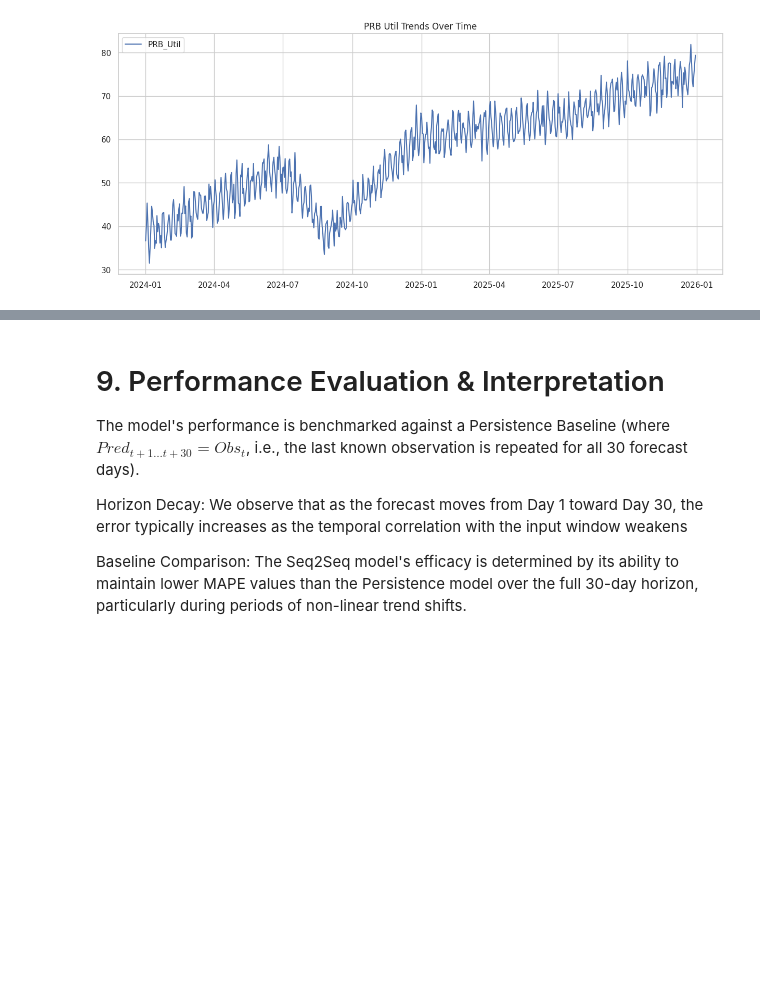
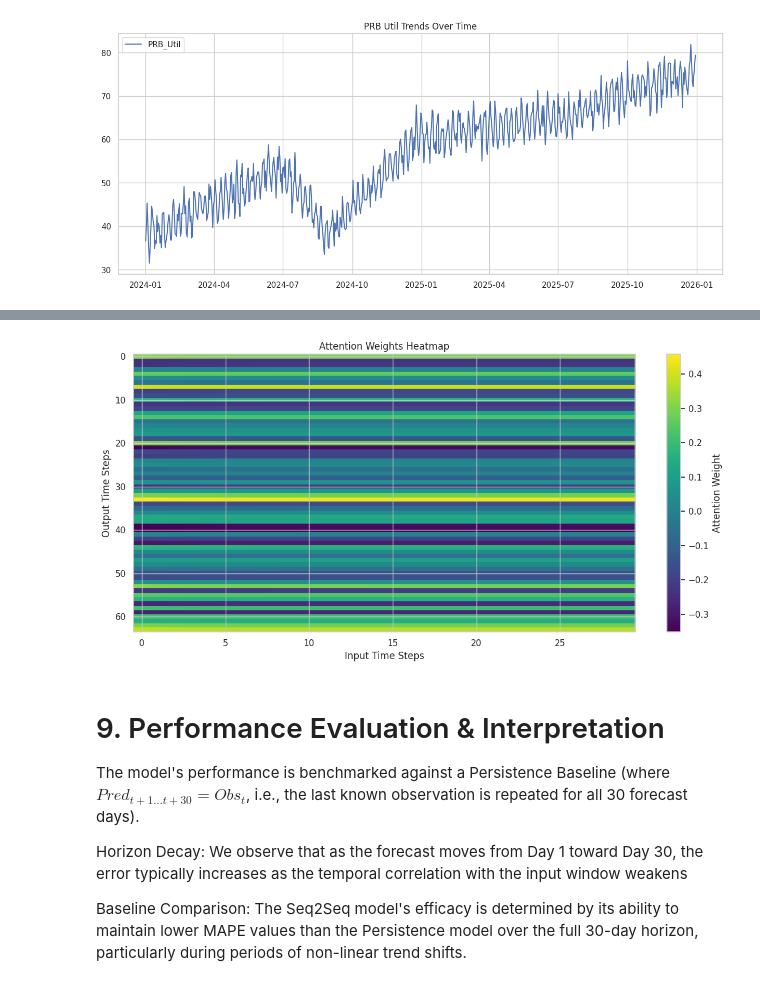
Before and after one commit to jaimerodmem/unie-mobilendo-lab3-network-kpis-predictor, a Jupyter notebook: src/Lab3.M1.C5 KPI Trend prediction.ipynb, the cells around one changed output, grey strips where cells are left out. Cells and saved outputs as stored; diff of their text form; code cells hidden in the pictures; blank space fills up the shorter version.

```diff
--- a/src/Lab3.M1.C5 KPI Trend prediction.ipynb
+++ b/src/Lab3.M1.C5 KPI Trend prediction.ipynb
@@ -292,0 +428,30 @@ Training Seq2Seq LSTM...
+# %%
+# Visualization of attention weights
+def plot_attention_weights(model, sample_input):
+    """
+    Visualize what the model pays attention to
+
+    Educational Value:
+    - Shows model interpretability
+    - Helps understand what features drive predictions
+    - Identifies potential issues (e.g., over-reliance on recent data)
+    """
+    # Extract attention layer
+    attention_model = Model(
+        inputs=model.input,
+        outputs=model.get_layer('attention').output
+    )
+
+    attention_weights = attention_model.predict(sample_input)
+
+    plt.figure(figsize=(12, 6))
+    plt.imshow(attention_weights[0].T, cmap='viridis', aspect='auto')
+    plt.colorbar(label='Attention Weight')
+    plt.xlabel('Input Time Steps')
+    plt.ylabel('Output Time Steps')
+    plt.title('Attention Weights Heatmap')
+    plt.tight_layout()
+    plt.show()
+
+plot_attention_weights(models["Attention LSTM"], scaled_data[-n_in-n_out : -n_out].reshape(1, n_in, n_features))
+# %% [output]
@@ -293,3 +459,4 @@ Training Seq2Seq LSTM...
+[figure, added]
 # %% [markdown]
 # 9. Performance Evaluation & Interpretation
 
```
Also changed, not shown: parts of 10 cells of this notebook, 1 other file.
